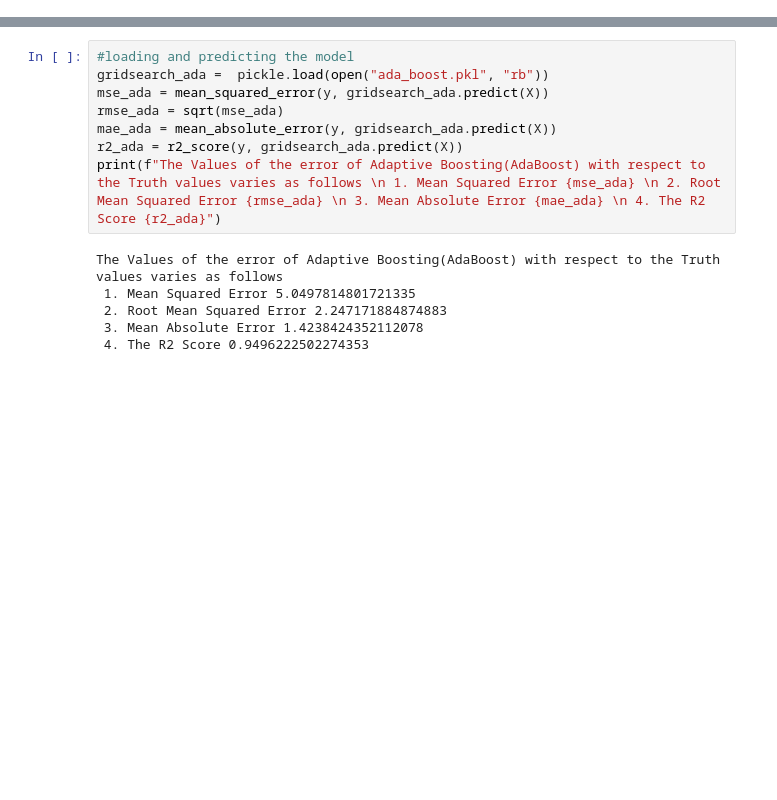
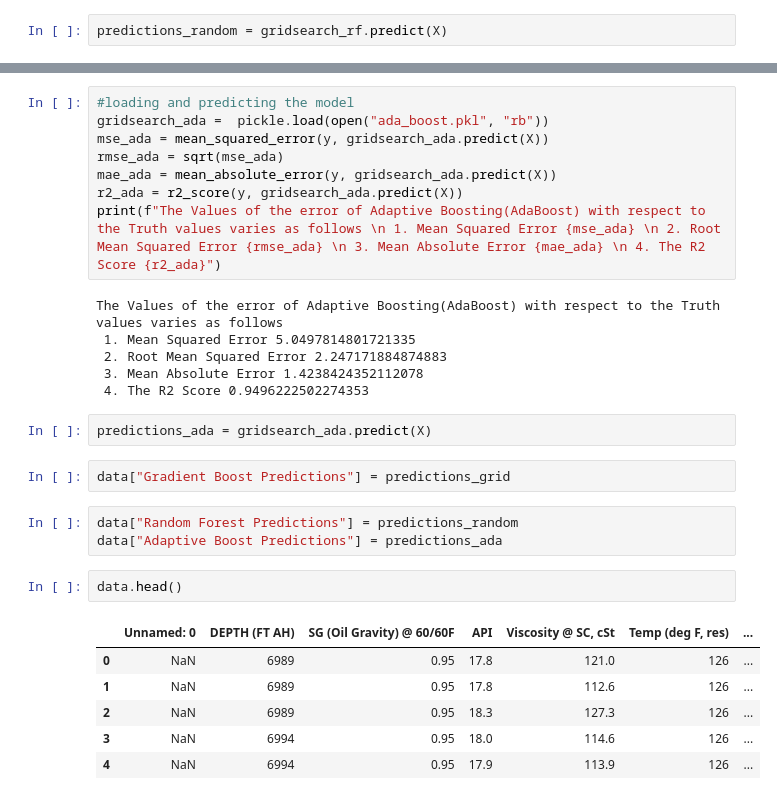
Before and after one commit to Monarene/viscocity-predictions-, a Jupyter notebook: Viscosity Predictions.ipynb, the cells around one changed output, grey strips where cells are left out. Cells and saved outputs as stored; diff of their text form; blank space fills up the shorter version.

```diff
--- a/Viscosity Predictions.ipynb
+++ b/Viscosity Predictions.ipynb
@@ -1429,6 +1447,8 @@ The Values of the error of Random Forest with respect to the Truth values varies
  2. Root Mean Squared Error 0.6827722483745802
  3. Mean Absolute Error 0.328511503365855
  4. The R2 Score 0.9953493045467934
+# %%
+predictions_random = gridsearch_rf.predict(X)
 # %%
 #let us try to visualize the most important features
 feat_importances = pd.Series(gridsearch_rf.feature_importances_, index=X.columns)
@@ -1485,3 +1505,19 @@ The Values of the error of Adaptive Boosting(AdaBoost) with respect to the Truth
  2. Root Mean Squared Error 2.247171884874883
  3. Mean Absolute Error 1.4238424352112078
  4. The R2 Score 0.9496222502274353
+# %%
+predictions_ada = gridsearch_ada.predict(X)
+# %%
+data["Gradient Boost Predictions"] = predictions_grid
+# %%
+data["Random Forest Predictions"] = predictions_random
+data["Adaptive Boost Predictions"] = predictions_ada
+# %%
+data.head()
+# %% [output]
+|  | Unnamed: 0 | DEPTH (FT AH) | SG (Oil Gravity) @ 60/60F | API | Viscosity @ SC, cSt | Temp (deg F, res) | ... |
+| 0 | NaN | 6989 | 0.95 | 17.8 | 121.0 | 126 | ... |
+| 1 | NaN | 6989 | 0.95 | 17.8 | 112.6 | 126 | ... |
+| 2 | NaN | 6989 | 0.95 | 18.3 | 127.3 | 126 | ... |
+| 3 | NaN | 6994 | 0.95 | 18.0 | 114.6 | 126 | ... |
+| 4 | NaN | 6994 | 0.95 | 17.9 | 113.9 | 126 | ... |
```
Also changed, not shown: parts of 5 cells of this notebook, 4 other files.
